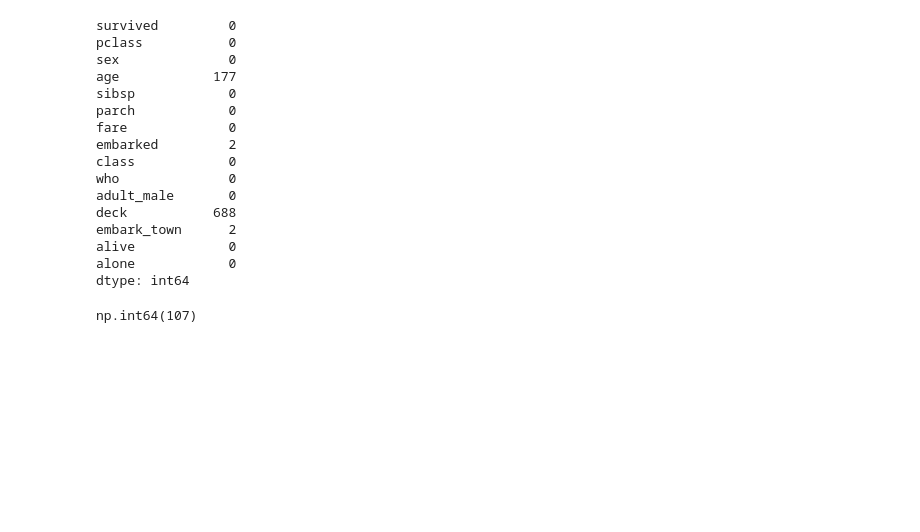
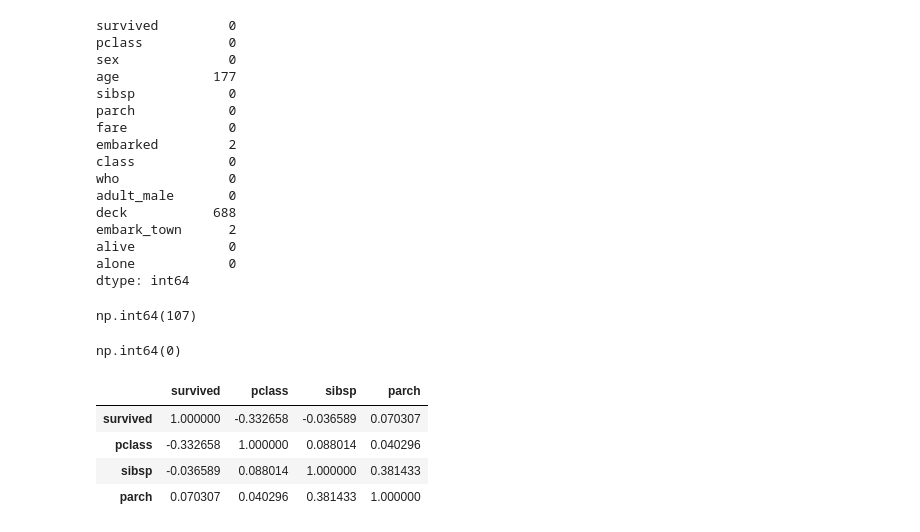
Before and after one commit to Md-Maruf-1727/LearningPractices, a Jupyter notebook: Course Assignments/homework1.ipynb, the cells around one changed output. Cells and saved outputs as stored; diff of their text form; code cells hidden in the pictures; blank space fills up the shorter version.

```diff
--- a/Course Assignments/homework1.ipynb
+++ b/Course Assignments/homework1.ipynb
@@ -148,0 +151,4 @@ np.int64(107)
+# %%
+titanic1.duplicated().sum()
+# %% [output]
+np.int64(0)
@@ -148,0 +157,8 @@ np.int64(107)
+# %%
+int_type.corr()
+# %% [output]
+|  | survived | pclass | sibsp | parch |
+| survived | 1.000000 | -0.332658 | -0.036589 | 0.070307 |
+| pclass | -0.332658 | 1.000000 | 0.088014 | 0.040296 |
+| sibsp | -0.036589 | 0.088014 | 1.000000 | 0.381433 |
+| parch | 0.070307 | 0.040296 | 0.381433 | 1.000000 |
```
Also changed, not shown: parts of 3 cells of this notebook.
